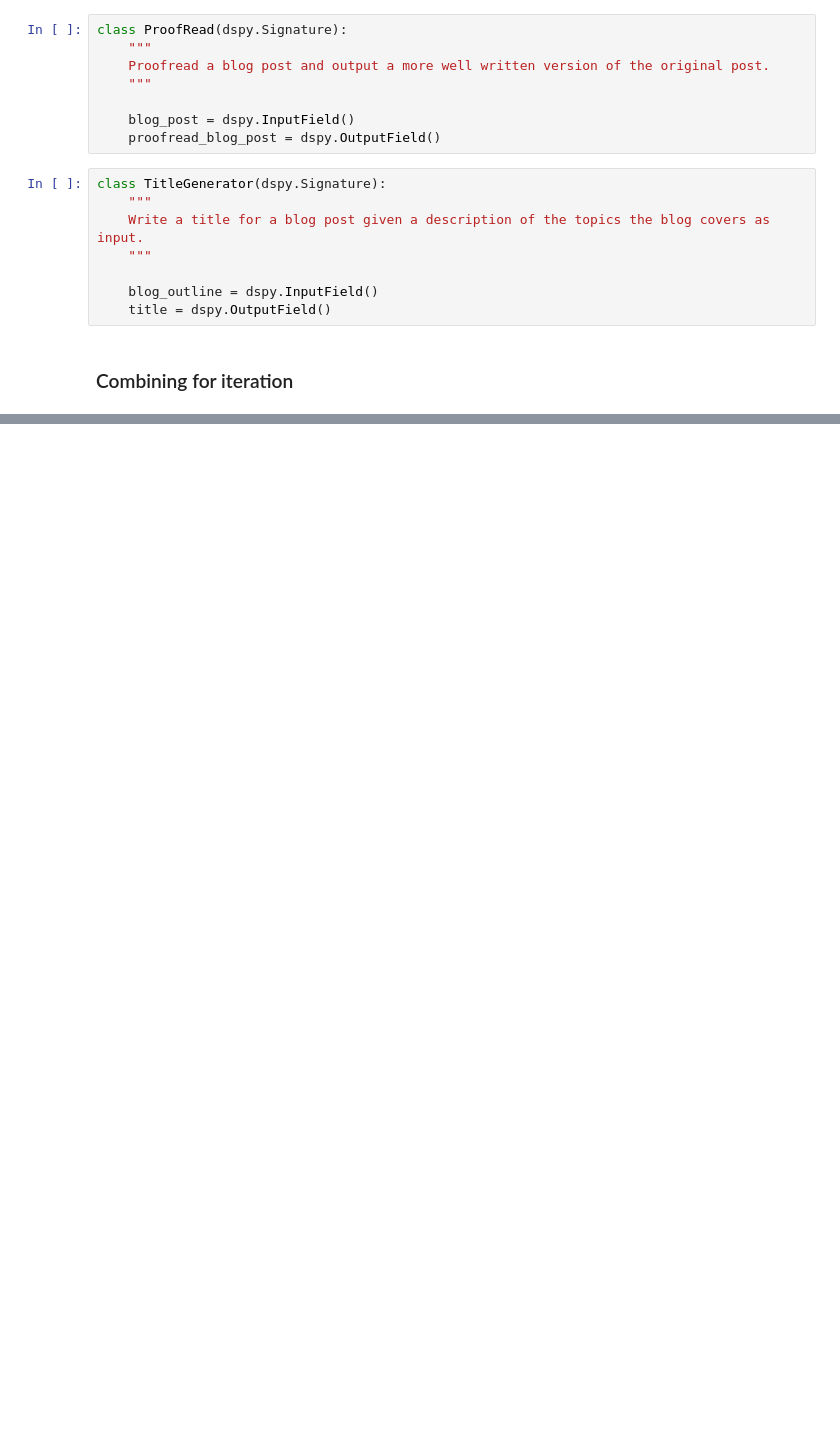
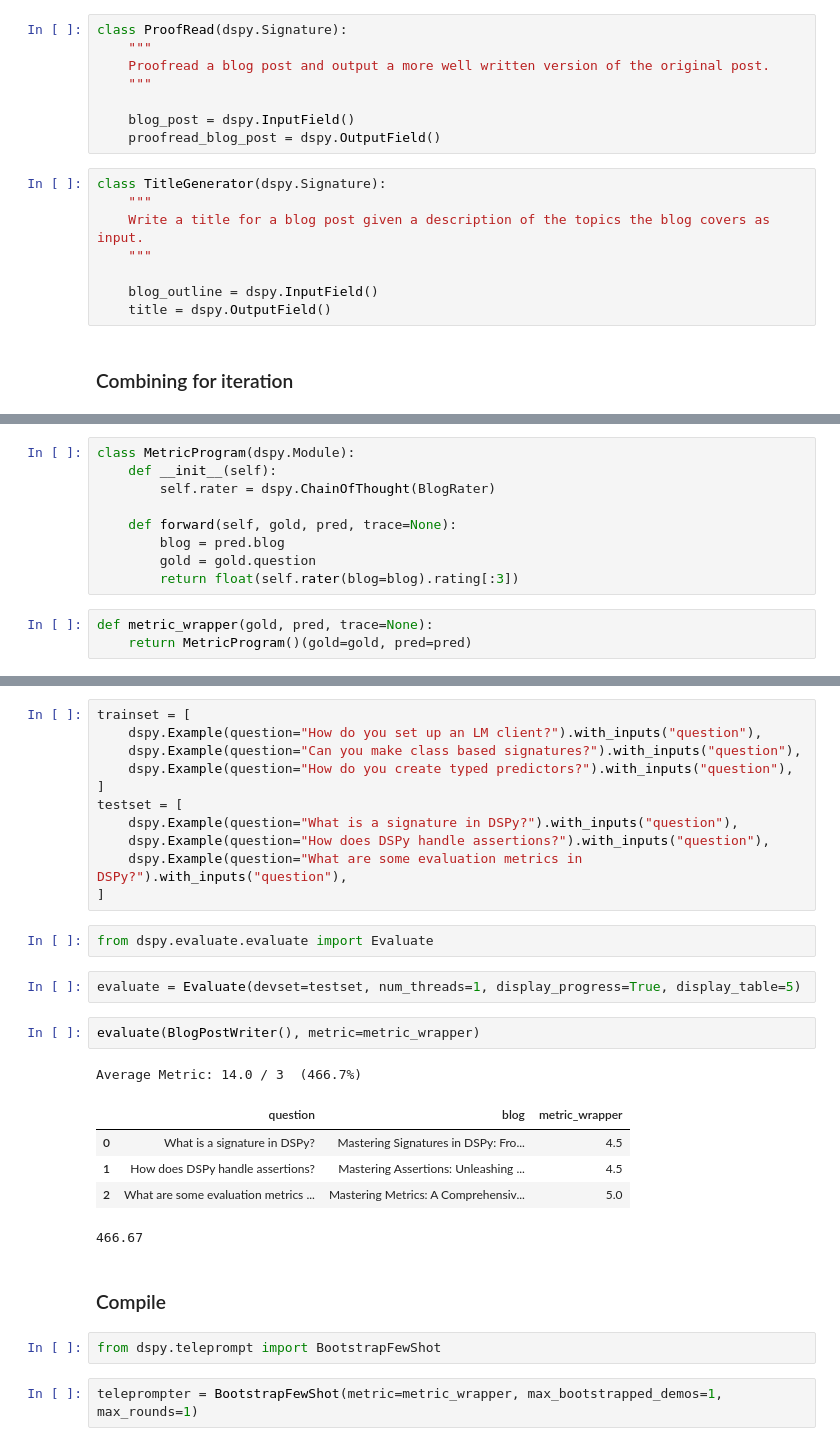
Before and after one commit to peterbull/regen-ai, a Jupyter notebook: nbs/240402_dspy_genai.ipynb, the cells around one changed output, grey strips where cells are left out. Drawn from its saved outputs; the diff is of its cells as text; blank space fills up the shorter version.

Commit message:
compile blog writer

```diff
--- a/nbs/240402_dspy_genai.ipynb
+++ b/nbs/240402_dspy_genai.ipynb
@@ -286,0 +315,12 @@ Title: Mastering DSPy Assertions and Suggestions: From Keyword Presence to LM Tr
+# %%
+class MetricProgram(dspy.Module):
+    def __init__(self):
+        self.rater = dspy.ChainOfThought(BlogRater)
+
+    def forward(self, gold, pred, trace=None):
+        blog = pred.blog
+        gold = gold.question
+        return float(self.rater(blog=blog).rating[:3])
+# %%
+def metric_wrapper(gold, pred, trace=None):
+    return MetricProgram()(gold=gold, pred=pred)
@@ -286,0 +365,30 @@ Title: Mastering DSPy Assertions and Suggestions: From Keyword Presence to LM Tr
+# %%
+trainset = [
+    dspy.Example(question="How do you set up an LM client?").with_inputs("question"),
+    dspy.Example(question="Can you make class based signatures?").with_inputs("question"),
+    dspy.Example(question="How do you create typed predictors?").with_inputs("question"),
+]
+testset = [
+    dspy.Example(question="What is a signature in DSPy?").with_inputs("question"),
+    dspy.Example(question="How does DSPy handle assertions?").with_inputs("question"),
+    dspy.Example(question="What are some evaluation metrics in DSPy?").with_inputs("question"),
+]
+# %%
+from dspy.evaluate.evaluate import Evaluate
+# %%
+evaluate = Evaluate(devset=testset, num_threads=1, display_progress=True, display_table=5)
+# %%
+evaluate(BlogPostWriter(), metric=metric_wrapper)
+# %% [output]
+Average Metric: 14.0 / 3  (466.7%)
+|  | question | blog | metric_wrapper |
+| 0 | What is a signature in DSPy? | Mastering Signatures in DSPy: Fro... | 4.5 |
+| 1 | How does DSPy handle assertions? | Mastering Assertions: Unleashing ... | 4.5 |
+| 2 | What are some evaluation metrics ... | Mastering Metrics: A Comprehensiv... | 5.0 |
+466.67
+# %% [markdown]
+### Compile
+# %%
+from dspy.teleprompt import BootstrapFewShot
+# %%
+teleprompter = BootstrapFewShot(metric=metric_wrapper, max_bootstrapped_demos=1, max_rounds=1)
```
Also changed, not shown: parts of 29 cells of this notebook, 1 other file.
